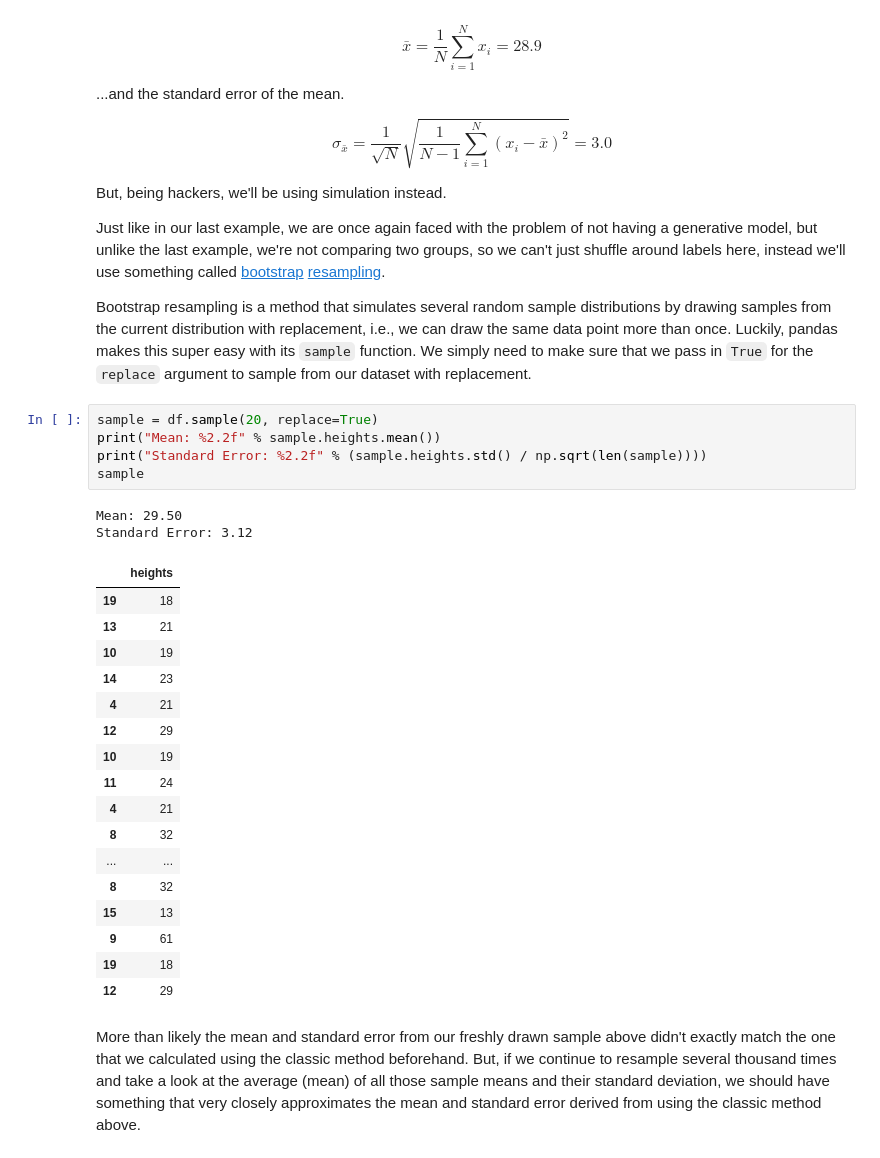
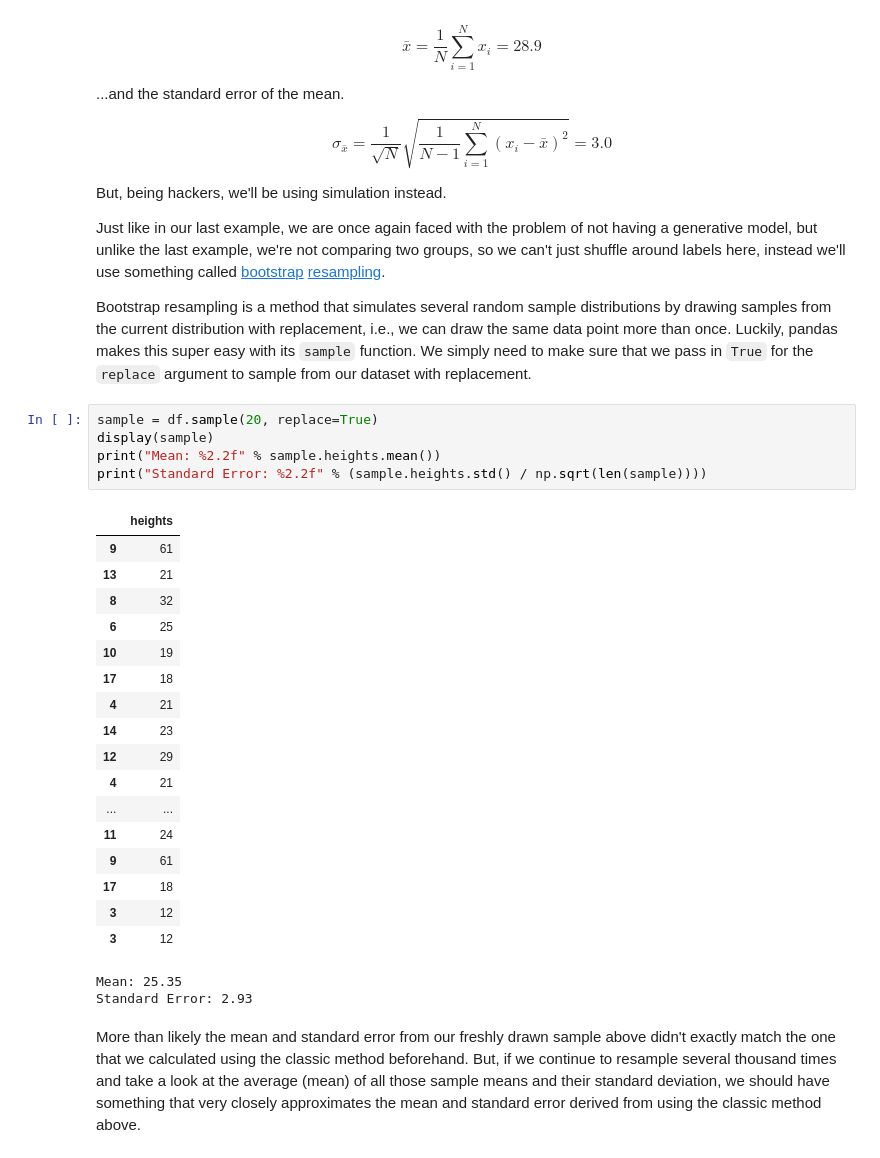
Before and after one commit to croach/statistics-for-hackers, a Jupyter notebook: statistics-for-hackers.ipynb, the cells around one changed output. Cells and saved outputs as stored; diff of their text form.

```diff
--- a/statistics-for-hackers.ipynb
+++ b/statistics-for-hackers.ipynb
@@ -363,29 +375,29 @@ Bootstrap resampling is a method that simulates several random sample distributi
 [resampling]: https://en.wikipedia.org/wiki/Resampling_(statistics)
 # %%
 sample = df.sample(20, replace=True)
+display(sample)
 print("Mean: %2.2f" % sample.heights.mean())
 print("Standard Error: %2.2f" % (sample.heights.std() / np.sqrt(len(sample))))
-sample
 # %% [output]
+|  | heights |
+| 9 | 61 |
+| 13 | 21 |
+| 8 | 32 |
+| 6 | 25 |
+| 10 | 19 |
+| 17 | 18 |
+| 4 | 21 |
+| 14 | 23 |
+| 12 | 29 |
+| 4 | 21 |
+| ... | ... |
+| 11 | 24 |
+| 9 | 61 |
+| 17 | 18 |
+| 3 | 12 |
+| 3 | 12 |
-Mean: 29.50
-Standard Error: 3.12
+Mean: 25.35
+Standard Error: 2.93
-|  | heights |
-| 19 | 18 |
-| 13 | 21 |
-| 10 | 19 |
-| 14 | 23 |
-| 4 | 21 |
-| 12 | 29 |
-| 10 | 19 |
-| 11 | 24 |
-| 4 | 21 |
-| 8 | 32 |
-| ... | ... |
-| 8 | 32 |
-| 15 | 13 |
-| 9 | 61 |
-| 19 | 18 |
-| 12 | 29 |
 # %% [markdown]
 More than likely the mean and standard error from our freshly drawn sample above didn't exactly match the one that we calculated using the classic method beforehand. But, if we continue to resample several thousand times and take a look at the average (mean) of all those sample means and their standard deviation, we should have something that very closely approximates the mean and standard error derived from using the classic method above.
 # %%
```
Also changed, not shown: parts of 26 cells of this notebook.
